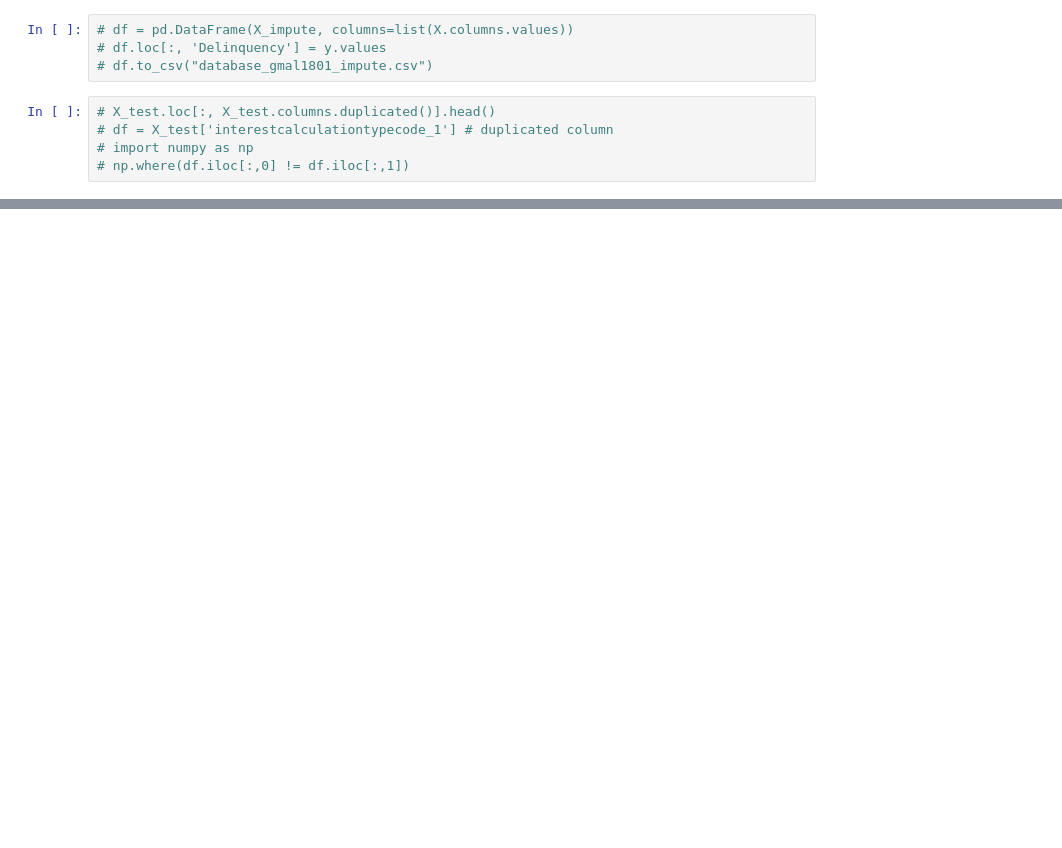
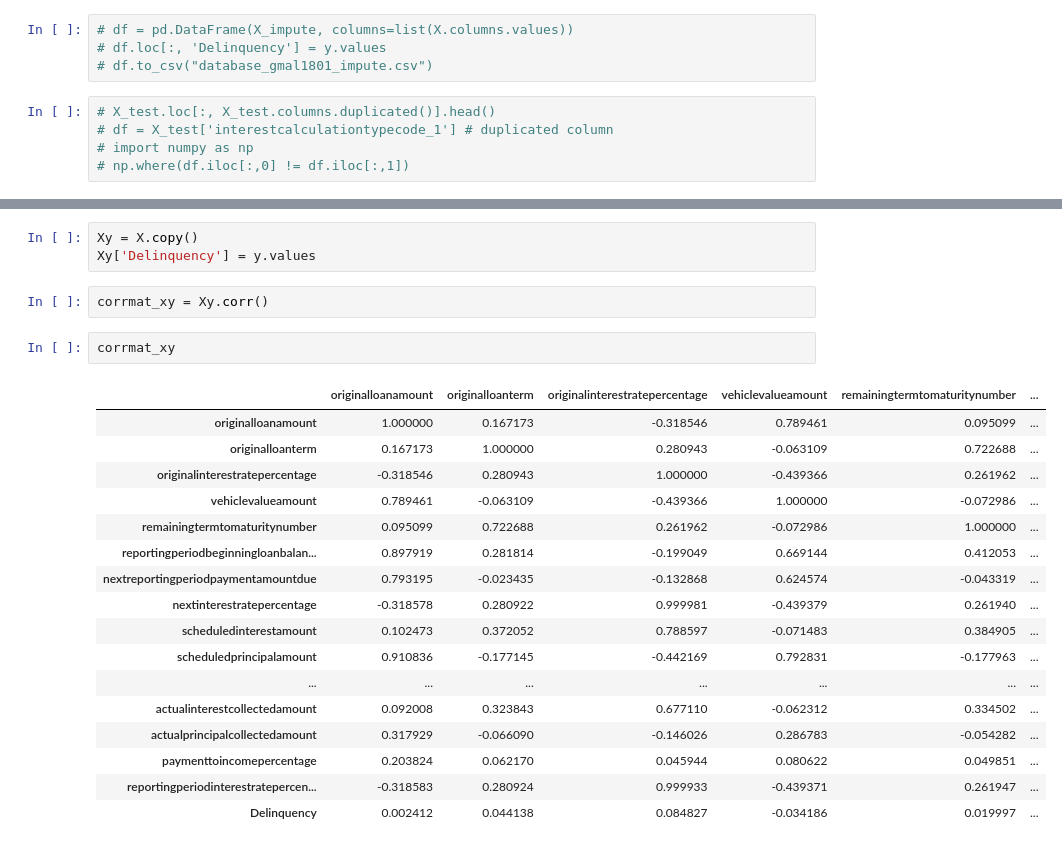
Before and after one commit to Tzbil/elp_cti, a Jupyter notebook: cti_ml.ipynb, the cells around one changed output, grey strips where cells are left out. Cells and saved outputs as stored; diff of their text form; blank space fills up the shorter version.

```diff
--- a/cti_ml.ipynb
+++ b/cti_ml.ipynb
@@ -327,0 +479,25 @@ plt.show()
+# %%
+Xy = X.copy()
+Xy['Delinquency'] = y.values
+# %%
+corrmat_xy = Xy.corr()
+# %%
+corrmat_xy
+# %% [output]
+|  | originalloanamount | originalloanterm | originalinterestratepercentage | vehiclevalueamount | remainingtermtomaturitynumber | ... |
+| originalloanamount | 1.000000 | 0.167173 | -0.318546 | 0.789461 | 0.095099 | ... |
+| originalloanterm | 0.167173 | 1.000000 | 0.280943 | -0.063109 | 0.722688 | ... |
+| originalinterestratepercentage | -0.318546 | 0.280943 | 1.000000 | -0.439366 | 0.261962 | ... |
+| vehiclevalueamount | 0.789461 | -0.063109 | -0.439366 | 1.000000 | -0.072986 | ... |
+| remainingtermtomaturitynumber | 0.095099 | 0.722688 | 0.261962 | -0.072986 | 1.000000 | ... |
+| reportingperiodbeginningloanbalan... | 0.897919 | 0.281814 | -0.199049 | 0.669144 | 0.412053 | ... |
+| nextreportingperiodpaymentamountdue | 0.793195 | -0.023435 | -0.132868 | 0.624574 | -0.043319 | ... |
+| nextinterestratepercentage | -0.318578 | 0.280922 | 0.999981 | -0.439379 | 0.261940 | ... |
+| scheduledinterestamount | 0.102473 | 0.372052 | 0.788597 | -0.071483 | 0.384905 | ... |
+| scheduledprincipalamount | 0.910836 | -0.177145 | -0.442169 | 0.792831 | -0.177963 | ... |
+| ... | ... | ... | ... | ... | ... | ... |
+| actualinterestcollectedamount | 0.092008 | 0.323843 | 0.677110 | -0.062312 | 0.334502 | ... |
+| actualprincipalcollectedamount | 0.317929 | -0.066090 | -0.146026 | 0.286783 | -0.054282 | ... |
+| paymenttoincomepercentage | 0.203824 | 0.062170 | 0.045944 | 0.080622 | 0.049851 | ... |
+| reportingperiodinterestratepercen... | -0.318583 | 0.280924 | 0.999933 | -0.439371 | 0.261947 | ... |
+| Delinquency | 0.002412 | 0.044138 | 0.084827 | -0.034186 | 0.019997 | ... |
```
Also changed, not shown: parts of 43 cells of this notebook.
